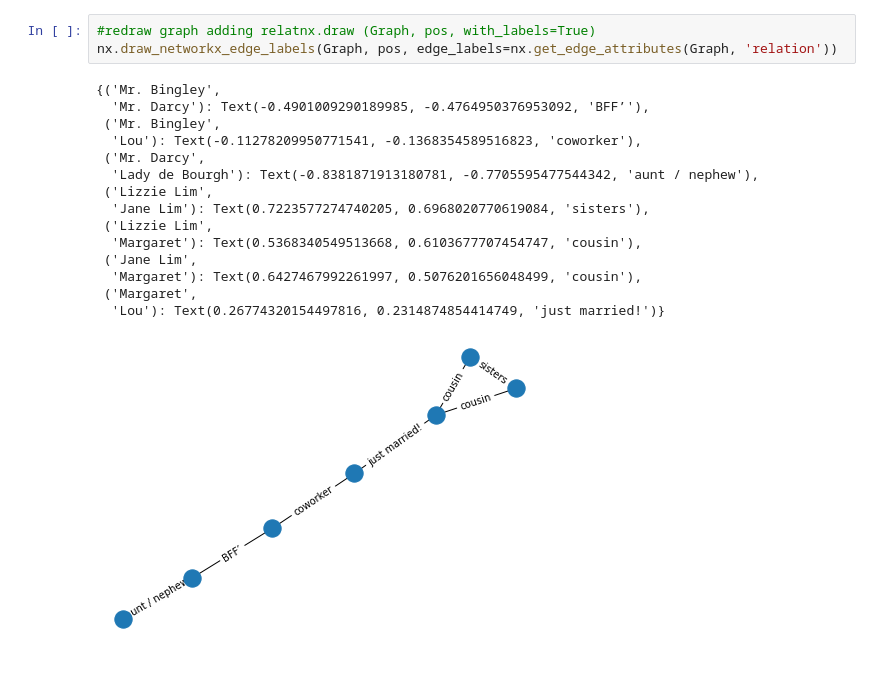
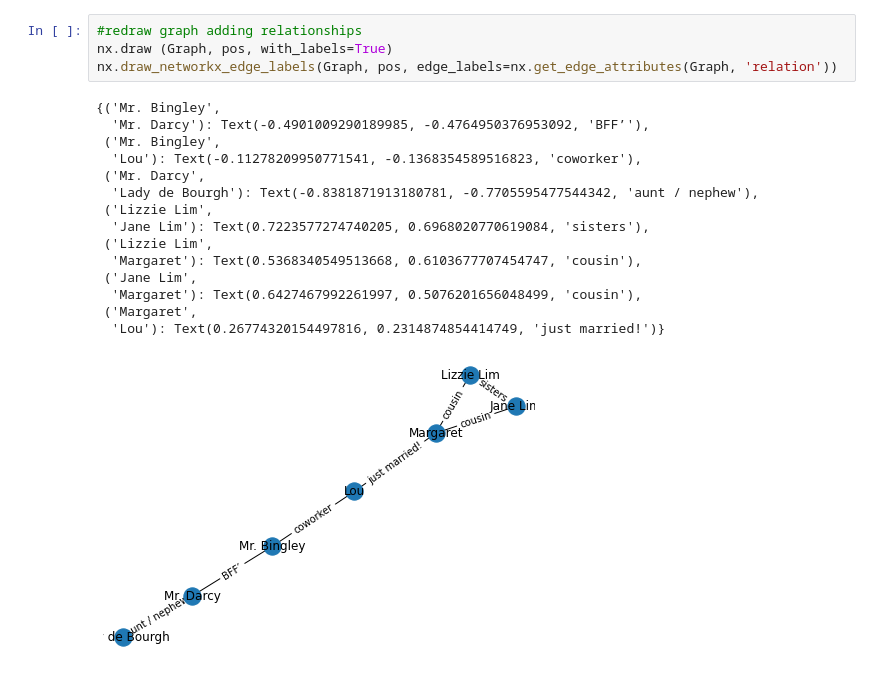
Before and after one commit to pauline-ng/pride_prejudice, a Jupyter notebook: 2_wedding_network.ipynb, the cells around one changed output. Cells and saved outputs as stored; diff of their text form.

```diff
--- a/2_wedding_network.ipynb
+++ b/2_wedding_network.ipynb
@@ -42,19 +49,20 @@ The animation.avconv_args rcparam was deprecated in Matplotlib 3.3 and will be r
 # %%
-#redraw graph adding relatnx.draw (Graph, pos, with_labels=True)
+#redraw graph adding relationships
+nx.draw (Graph, pos, with_labels=True)
 nx.draw_networkx_edge_labels(Graph, pos, edge_labels=nx.get_edge_attributes(Graph, 'relation'))
 # %% [output]
 {('Mr. Bingley',
   'Mr. Darcy'): Text(-0.4901009290189985, -0.4764950376953092, 'BFF’'),
  ('Mr. Bingley',
   'Lou'): Text(-0.11278209950771541, -0.1368354589516823, 'coworker'),
  ('Mr. Darcy',
   'Lady de Bourgh'): Text(-0.8381871913180781, -0.7705595477544342, 'aunt / nephew'),
  ('Lizzie Lim',
   'Jane Lim'): Text(0.7223577274740205, 0.6968020770619084, 'sisters'),
  ('Lizzie Lim',
   'Margaret'): Text(0.5368340549513668, 0.6103677707454747, 'cousin'),
  ('Jane Lim',
   'Margaret'): Text(0.6427467992261997, 0.5076201656048499, 'cousin'),
  ('Margaret',
   'Lou'): Text(0.26774320154497816, 0.2314874854414749, 'just married!')}
-[figure, old version]
+[figure, new version]
```
Also changed, not shown: parts of 2 cells of this notebook, 1 other file.
